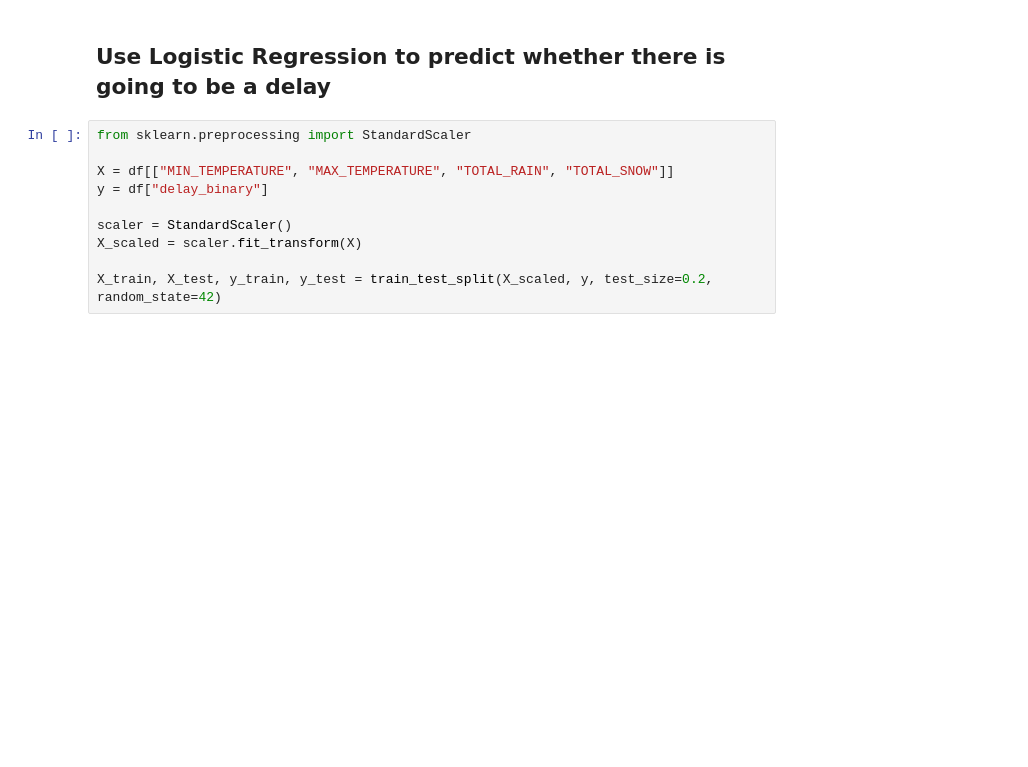
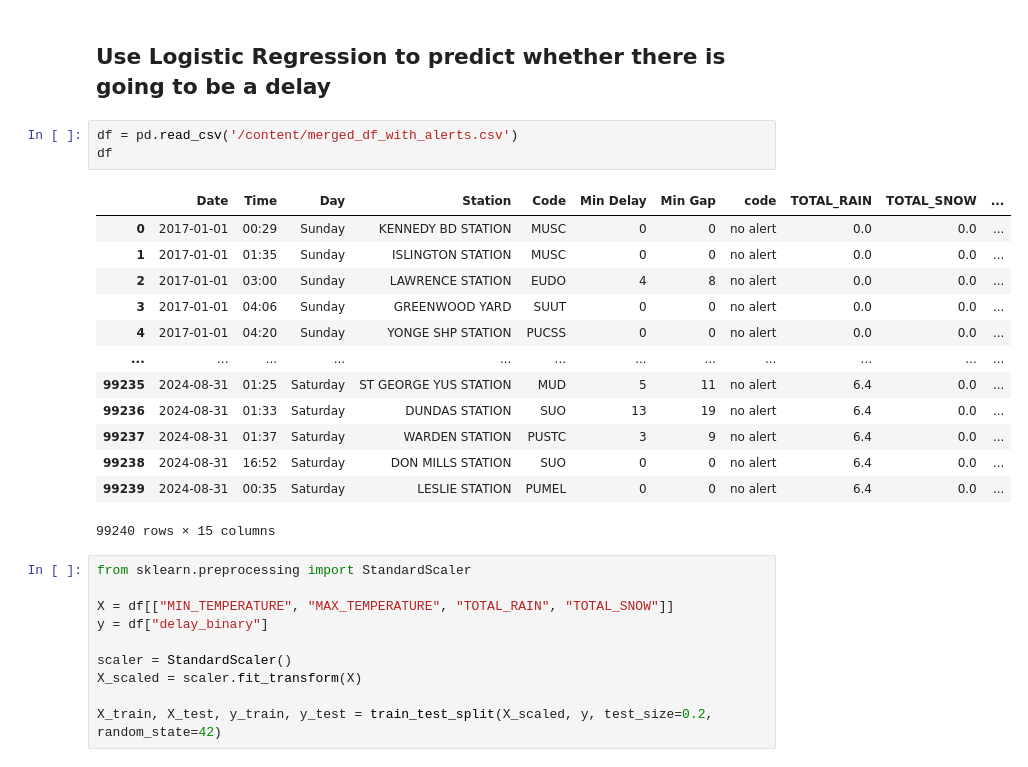
Before and after one commit to Sherryzh0830/TTCSubwayDelay, a Jupyter notebook: TTC_Delay_Initial_Model.ipynb, the cells around one changed output. Drawn from its saved outputs; the diff is of its cells as text; blank space fills up the shorter version.

```diff
--- a/TTC_Delay_Initial_Model.ipynb
+++ b/TTC_Delay_Initial_Model.ipynb
@@ -273,6 +272,23 @@ df
 99240 rows × 15 columns
 # %% [markdown]
 ## Use Logistic Regression to predict whether there is going to be a delay
+# %%
+df = pd.read_csv('/content/merged_df_with_alerts.csv')
+df
+# %% [output]
+|  | Date | Time | Day | Station | Code | Min Delay | Min Gap | code | TOTAL_RAIN | TOTAL_SNOW | ... |
+| 0 | 2017-01-01 | 00:29 | Sunday | KENNEDY BD STATION | MUSC | 0 | 0 | no alert | 0.0 | 0.0 | ... |
+| 1 | 2017-01-01 | 01:35 | Sunday | ISLINGTON STATION | MUSC | 0 | 0 | no alert | 0.0 | 0.0 | ... |
+| 2 | 2017-01-01 | 03:00 | Sunday | LAWRENCE STATION | EUDO | 4 | 8 | no alert | 0.0 | 0.0 | ... |
+| 3 | 2017-01-01 | 04:06 | Sunday | GREENWOOD YARD | SUUT | 0 | 0 | no alert | 0.0 | 0.0 | ... |
+| 4 | 2017-01-01 | 04:20 | Sunday | YONGE SHP STATION | PUCSS | 0 | 0 | no alert | 0.0 | 0.0 | ... |
+| ... | ... | ... | ... | ... | ... | ... | ... | ... | ... | ... | ... |
+| 99235 | 2024-08-31 | 01:25 | Saturday | ST GEORGE YUS STATION | MUD | 5 | 11 | no alert | 6.4 | 0.0 | ... |
+| 99236 | 2024-08-31 | 01:33 | Saturday | DUNDAS STATION | SUO | 13 | 19 | no alert | 6.4 | 0.0 | ... |
+| 99237 | 2024-08-31 | 01:37 | Saturday | WARDEN STATION | PUSTC | 3 | 9 | no alert | 6.4 | 0.0 | ... |
+| 99238 | 2024-08-31 | 16:52 | Saturday | DON MILLS STATION | SUO | 0 | 0 | no alert | 6.4 | 0.0 | ... |
+| 99239 | 2024-08-31 | 00:35 | Saturday | LESLIE STATION | PUMEL | 0 | 0 | no alert | 6.4 | 0.0 | ... |
+99240 rows × 15 columns
 # %%
 from sklearn.preprocessing import StandardScaler
 
```
Also changed, not shown: parts of 22 cells of this notebook.
